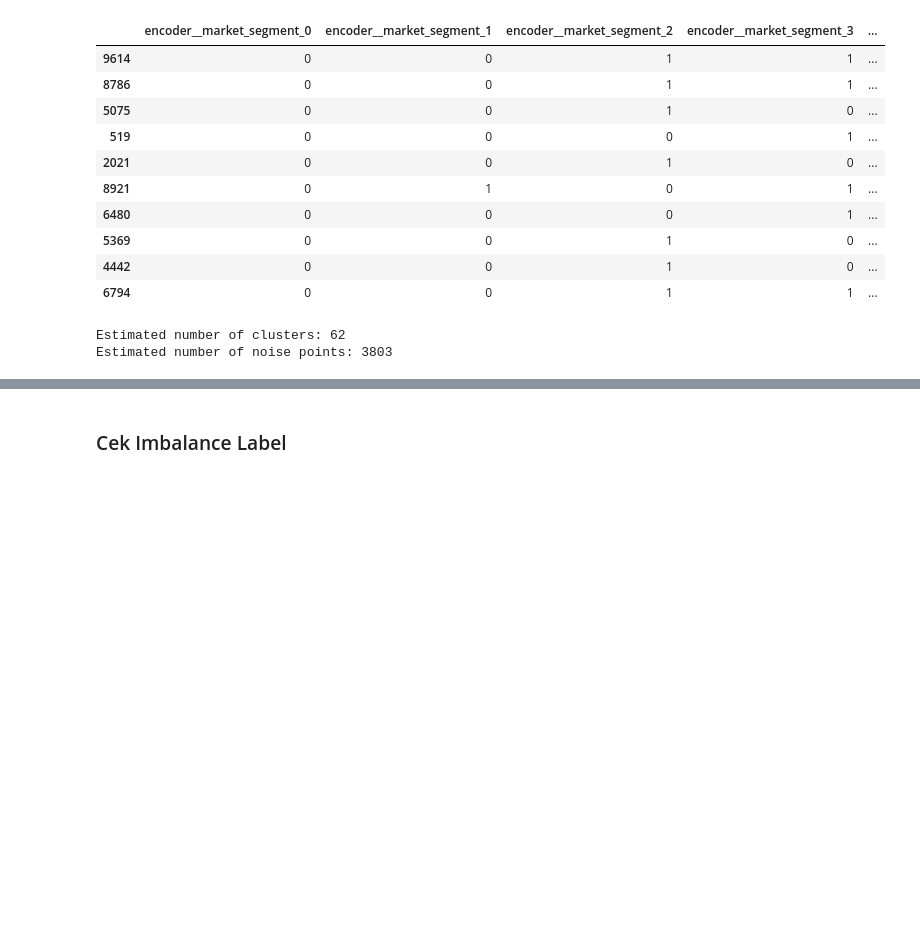
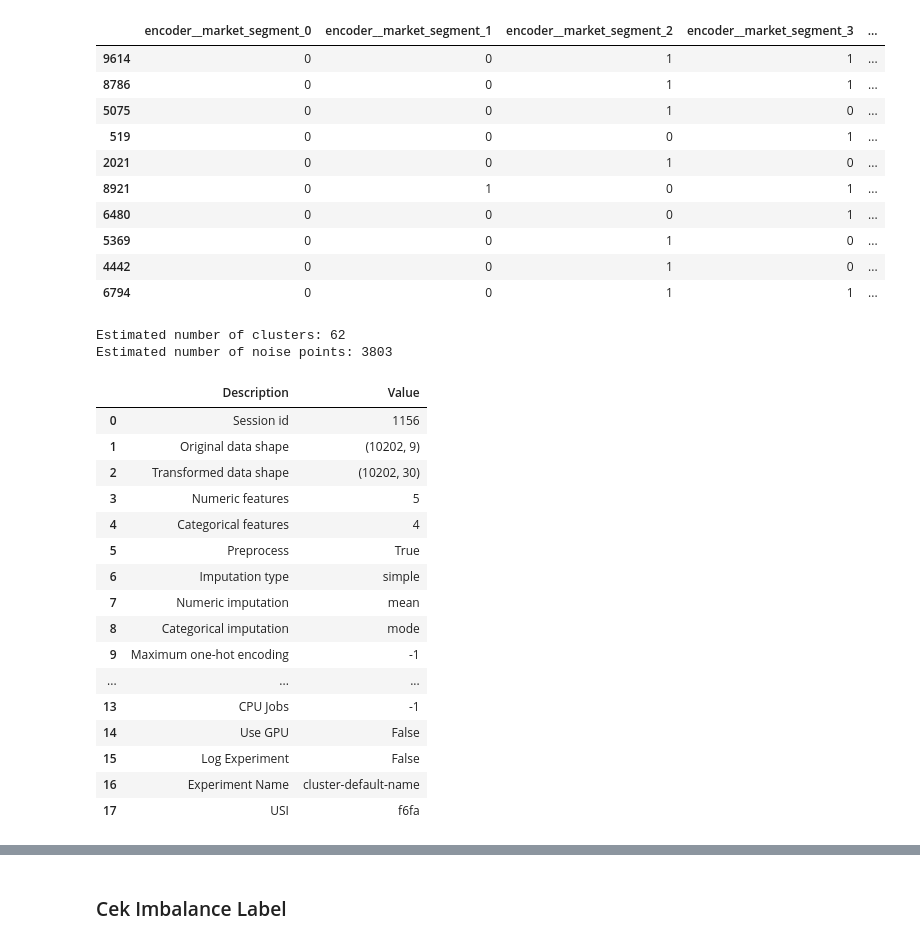
Before and after one commit to fnkhairudin/Hotel-Booking-Demand, a Jupyter notebook: notebooks/1.0-fnk-hotel-classification.ipynb, the cells around one changed output, grey strips where cells are left out. Cells and saved outputs as stored; diff of their text form; code cells hidden in the pictures; blank space fills up the shorter version.

```diff
--- a/notebooks/1.0-fnk-machine-learning.ipynb
+++ b/notebooks/1.0-fnk-hotel-classification.ipynb
@@ -302,3 +332,26 @@ print("Estimated number of noise points: %d" % n_noise_)
 # %% [output]
 Estimated number of clusters: 62
 Estimated number of noise points: 3803
+# %%
+# pycaret
+from pycaret.clustering import *
+
+clust = setup(data = data, normalize=True, normalize_method='zscore')
+# %% [output]
+|  | Description | Value |
+| 0 | Session id | 1156 |
+| 1 | Original data shape | (10202, 9) |
+| 2 | Transformed data shape | (10202, 30) |
+| 3 | Numeric features | 5 |
+| 4 | Categorical features | 4 |
+| 5 | Preprocess | True |
+| 6 | Imputation type | simple |
+| 7 | Numeric imputation | mean |
+| 8 | Categorical imputation | mode |
+| 9 | Maximum one-hot encoding | -1 |
+| ... | ... | ... |
+| 13 | CPU Jobs | -1 |
+| 14 | Use GPU | False |
+| 15 | Log Experiment | False |
+| 16 | Experiment Name | cluster-default-name |
+| 17 | USI | f6fa |
```
Also changed, not shown: parts of 13 cells of this notebook, 1 other file.
